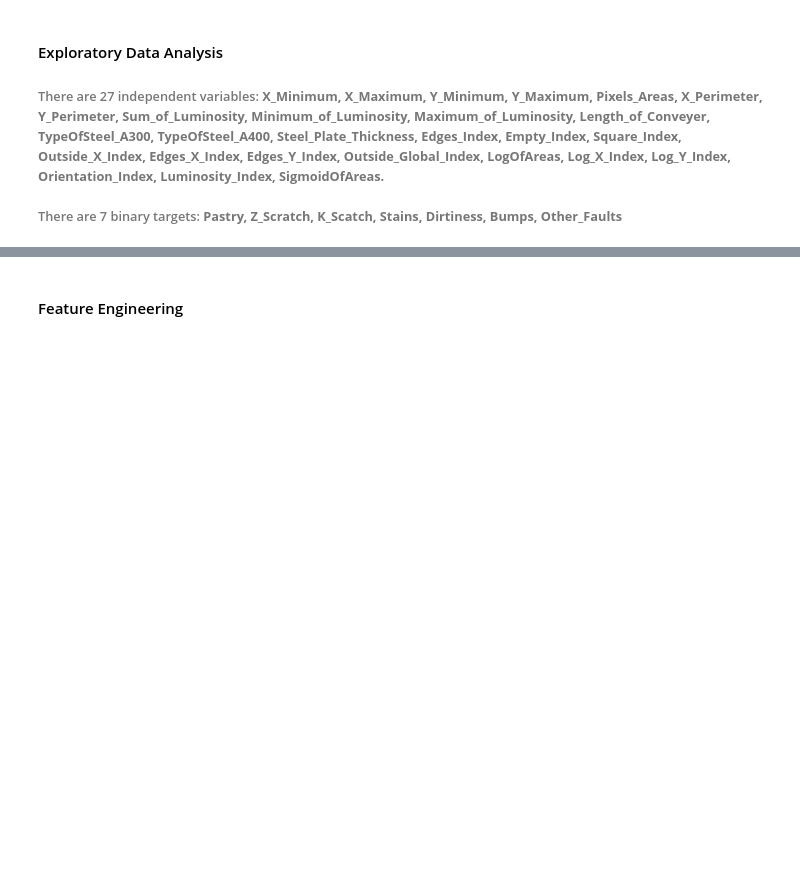
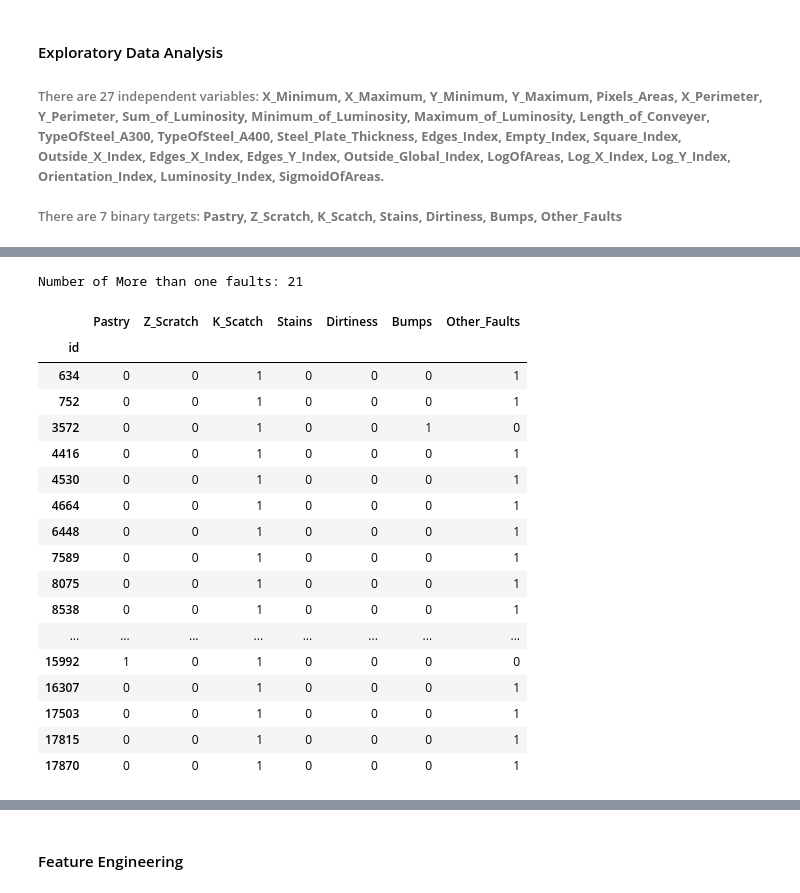
Before and after one commit to felipedds/steel-plate-defect-prediction, a Jupyter notebook: analysis-1.ipynb, the cells around one changed output, grey strips where cells are left out. Drawn from its saved outputs; the diff is of its cells as text; code cells hidden in the pictures; blank space fills up the shorter version.

```diff
--- a/analysis-1.ipynb
+++ b/analysis-1.ipynb
@@ -41,6 +47,34 @@ df_train
 # %% [markdown]
 #### Data Cleaning and Preprocessing
 # %%
+from sklearn.preprocessing import StandardScaler, MultiLabelBinarizer
+from sklearn.preprocessing import StandardScaler, OneHotEncoder
+from sklearn.compose import ColumnTransformer
+from sklearn.pipeline import Pipeline
+
+features = [
+    "X_Minimum", "X_Maximum", "Y_Minimum", "Y_Maximum",
+    "Pixels_Areas", "X_Perimeter", "Y_Perimeter", "Sum_of_Luminosity",
+    "Minimum_of_Luminosity", "Maximum_of_Luminosity", "Length_of_Conveyer",
+    "TypeOfSteel_A300", "TypeOfSteel_A400", "Steel_Plate_Thickness",
+    "Edges_Index", "Empty_Index", "Square_Index", "Outside_X_Index",
+    "Edges_X_Index", "Edges_Y_Index", "Outside_Global_Index", "LogOfAreas",
+    "Log_X_Index", "Log_Y_Index", "Orientation_Index", "Luminosity_Index",
+    "SigmoidOfAreas"
+]
+
+targets = ["Pastry", "Z_Scratch", "K_Scatch", "Stains", "Dirtiness", "Bumps", "Other_Faults"]
+
+# Defining X(features) and Y(targets)
+X = df_train.drop(columns=targets)
+y = df_train[targets]
+print(f"Features -> {X.shape} Targets -> {y.shape}")
+
+# Define preprocessing steps for numerical and categorical columns
+numeric_features = X.select_dtypes(include=["int64", "float64"]).columns
+numeric_transformer = Pipeline(steps=[("scaler", StandardScaler())])
+preprocessor = ColumnTransformer(transformers=[("num", numeric_transformer, numeric_features)])
+
 # Analyze the missing values and duplicates in the DataFrame
 def analyze_missing_and_duplicates(data: pd.DataFrame) -> pd.DataFrame:
     n = data.shape[0]
@@ -51,5 +85,6 @@ def analyze_missing_and_duplicates(data: pd.DataFrame) -> pd.DataFrame:
     ret["NAN"] = data.isna().sum()
     return pd.DataFrame(ret)
 
+
 analyze_missing_and_duplicates(df_train)
 # %% [output]
@@ -97,0 +153,24 @@ None
+# %%
+more_than_one_faults = df_train[df_train[targets].sum(axis=1) > 1][targets]
+print(f'\nNumber of More than one faults: {more_than_one_faults.shape[0]}\n')
+more_than_one_faults
+# %% [output]
+Number of More than one faults: 21
+|  | Pastry | Z_Scratch | K_Scatch | Stains | Dirtiness | Bumps | Other_Faults |
+| id |  |  |  |  |  |  |  |
+| 634 | 0 | 0 | 1 | 0 | 0 | 0 | 1 |
+| 752 | 0 | 0 | 1 | 0 | 0 | 0 | 1 |
+| 3572 | 0 | 0 | 1 | 0 | 0 | 1 | 0 |
+| 4416 | 0 | 0 | 1 | 0 | 0 | 0 | 1 |
+| 4530 | 0 | 0 | 1 | 0 | 0 | 0 | 1 |
+| 4664 | 0 | 0 | 1 | 0 | 0 | 0 | 1 |
+| 6448 | 0 | 0 | 1 | 0 | 0 | 0 | 1 |
+| 7589 | 0 | 0 | 1 | 0 | 0 | 0 | 1 |
+| 8075 | 0 | 0 | 1 | 0 | 0 | 0 | 1 |
+| 8538 | 0 | 0 | 1 | 0 | 0 | 0 | 1 |
+| ... | ... | ... | ... | ... | ... | ... | ... |
+| 15992 | 1 | 0 | 1 | 0 | 0 | 0 | 0 |
+| 16307 | 0 | 0 | 1 | 0 | 0 | 0 | 1 |
+| 17503 | 0 | 0 | 1 | 0 | 0 | 0 | 1 |
+| 17815 | 0 | 0 | 1 | 0 | 0 | 0 | 1 |
+| 17870 | 0 | 0 | 1 | 0 | 0 | 0 | 1 |
```
Also changed, not shown: parts of 20 cells of this notebook, 1 other file.
